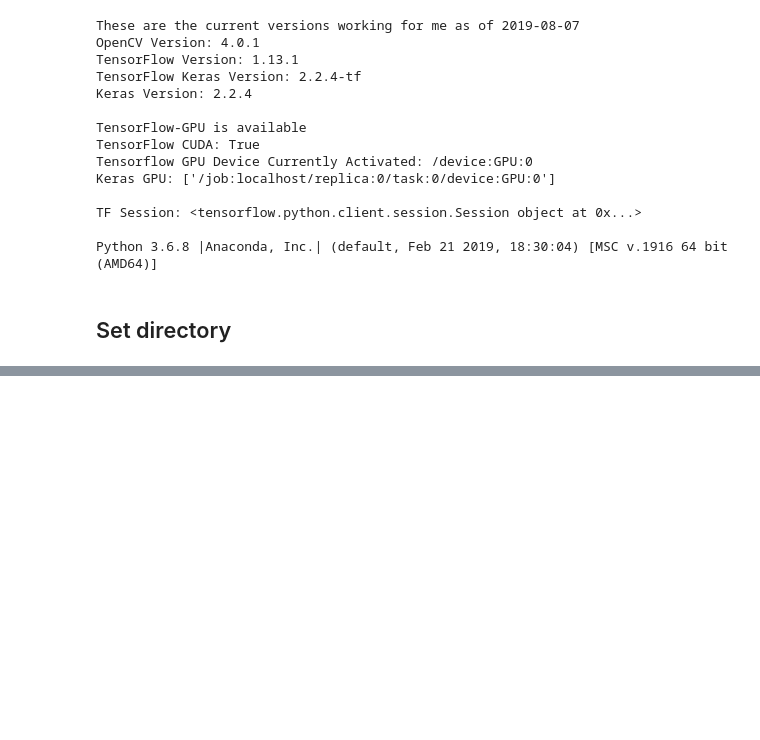
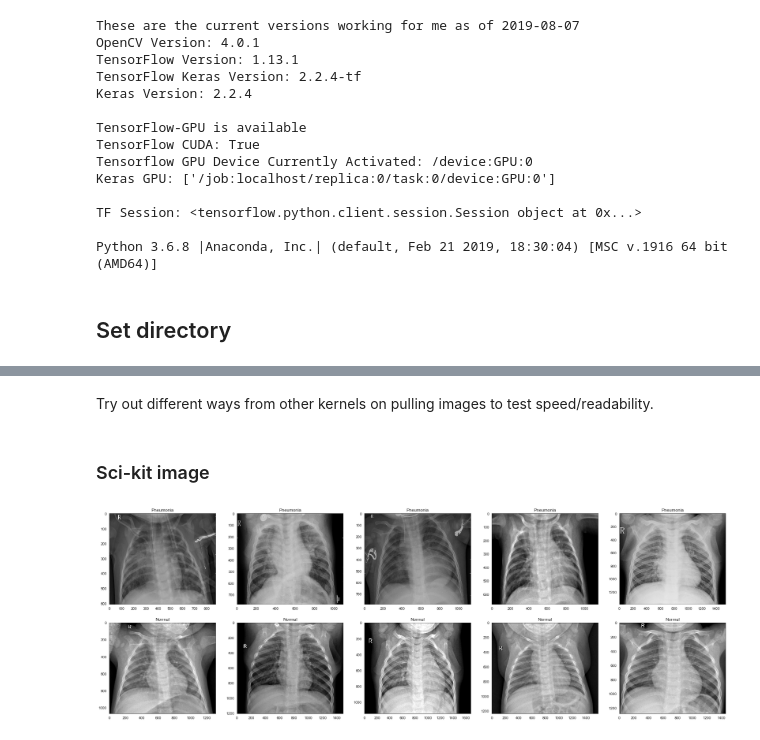
Before and after one commit to davidtnly/DeepLearning, a Jupyter notebook: 07-pneunomia-radiograph-imaging/01-notebook.ipynb, the cells around one changed output, grey strips where cells are left out. Drawn from its saved outputs; the diff is of its cells as text; code cells hidden in the pictures; blank space fills up the shorter version.

Commit message:
started notebook, trying out image collecting methods

```diff
--- a/07-pneunomia-radiograph-imaging/01-notebook.ipynb
+++ b/07-pneunomia-radiograph-imaging/01-notebook.ipynb
@@ -104,0 +114,25 @@ os.listdir()
+# %%
+# Path to training images
+normal_cases_dir = train_dir / 'NORMAL'
+pneunomia_cases_dir = train_dir / 'PNEUMONIA'
+
+# List of all images for training
+normal_cases = normal_cases_dir.glob('*.jpeg')
+pneumonia_cases = pneunomia_cases_dir.glob('*.jpeg')
+
+# Create empty list to store the training data
+train_data = []
+
+# Loop through normal images and label = 0
+for img in normal_cases:
+    train_data.append((img, 0))
+
+# Loop through pneunomia images and label = 1
+for img in pneumonia_cases:
+    train_data.append((img, 1))
+
+# Create a dataframe
+train_data = pd.DataFrame(train_data, columns=['image', 'label'], index=None)
+
+# Shuffle
+train_data = train_data.sample(frac=1).reset_index(drop=True)
@@ -104,0 +148,25 @@ os.listdir()
+# %% [markdown]
+Try out different ways from other kernels on pulling images to test speed/readability.
+# %% [markdown]
+### Sci-kit image
+# %%
+# Get a few samples for both of the classes
+pneumonia_samples = (train_data[train_data['label']==1]['image'].iloc[:5]).tolist()
+normal_samples = (train_data[train_data['label']==0]['image'].iloc[:5]).tolist()
+
+# Concat the data in a single list and del the above two list
+samples = pneumonia_samples + normal_samples
+
+# Plot the data
+f, ax = plt.subplots(2,5, figsize=(30,10))
+for i in range(10):
+    img = imread(samples[i])
+    ax[i//5, i%5].imshow(img, cmap='gray')
+    if i<5:
+        ax[i//5, i%5].set_title("Pneumonia")
+    else:
+        ax[i//5, i%5].set_title('Normal')
+    ax[i//5, i%5].set_aspect('auto')
+plt.show()
+# %% [output]
+[figure, added]
```
Also changed, not shown: parts of 6 cells of this notebook, 1 other file.
